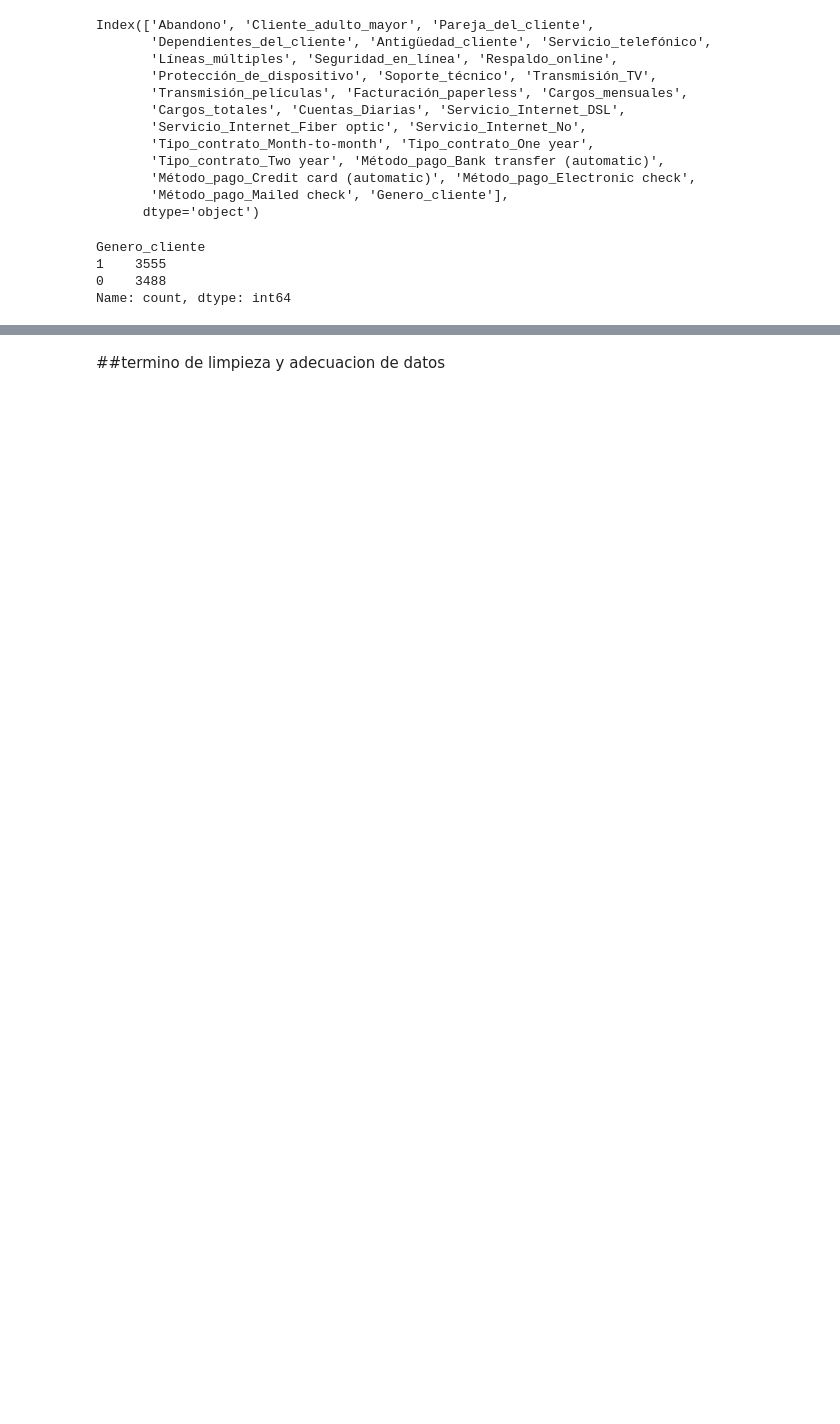
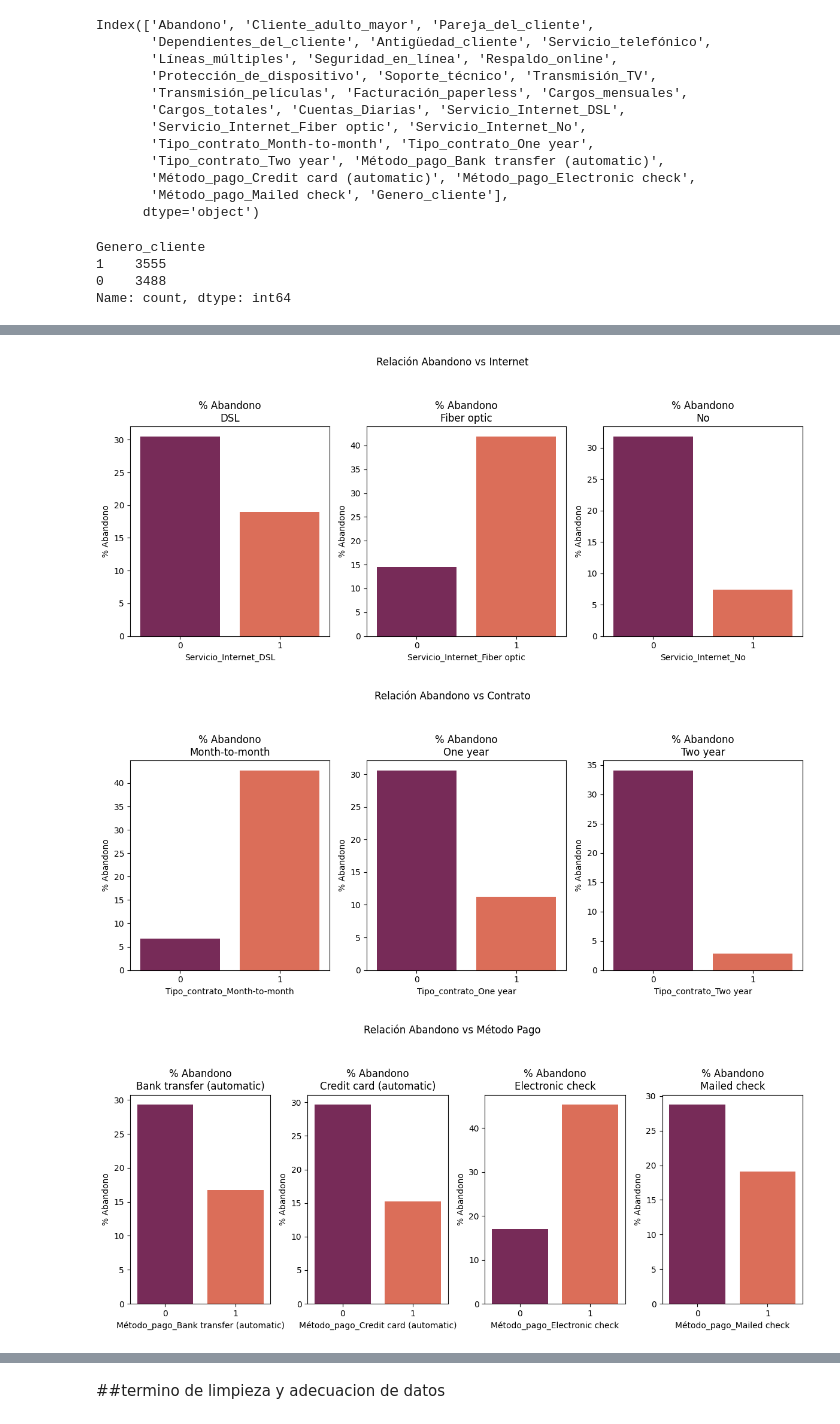
Before and after one commit to Brianbrowncoopman/telecom_X_2, a Jupyter notebook: Telecom_X_2.ipynb, the cells around one changed output, grey strips where cells are left out. Drawn from its saved outputs; the diff is of its cells as text; code cells hidden in the pictures; blank space fills up the shorter version.

```diff
--- a/Telecom_X_2.ipynb
+++ b/Telecom_X_2.ipynb
@@ -367,0 +461,24 @@ Name: count, dtype: int64
+# %%
+onehot_vars = {
+    'Internet': ['Servicio_Internet_DSL', 'Servicio_Internet_Fiber optic', 'Servicio_Internet_No'],
+    'Contrato': ['Tipo_contrato_Month-to-month', 'Tipo_contrato_One year', 'Tipo_contrato_Two year'],
+    'Método Pago': ['Método_pago_Bank transfer (automatic)', 'Método_pago_Credit card (automatic)',
+                   'Método_pago_Electronic check', 'Método_pago_Mailed check']
+}
+
+# Gráficos
+for group, vars_list in onehot_vars.items():
+    plt.figure(figsize=(12, 5))
+    for i, var in enumerate(vars_list, 1):
+        plt.subplot(1, len(vars_list), i)
+        sns.barplot(data=datos, x=var, y='Abandono', estimator=lambda x: sum(x)/len(x)*100,
+                   ci=None, palette='rocket')
+        plt.title(f'% Abandono\n{var.split("_")[-1]}')
+        plt.ylabel('% Abandono')
+    plt.suptitle(f'Relación Abandono vs {group}', y=1.05)
+    plt.tight_layout()
+    plt.show()
+# %% [output]
+[figure, added]
+[figure, added]
+[figure, added]
```
Also changed, not shown: parts of 21 cells of this notebook.
